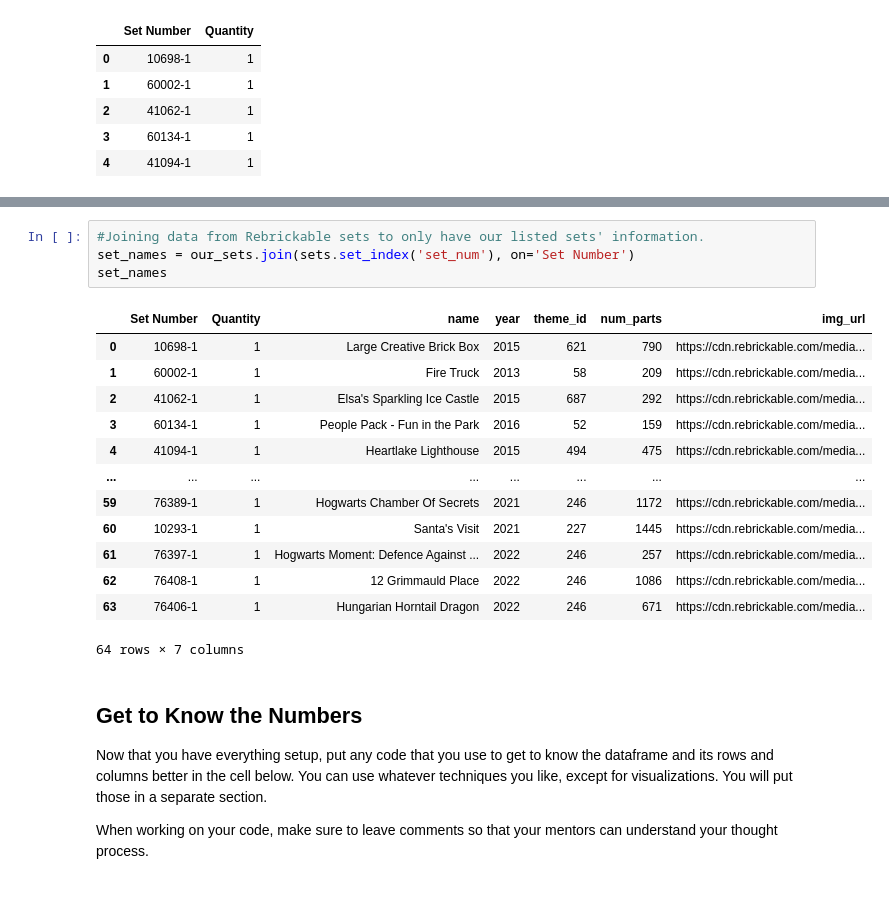
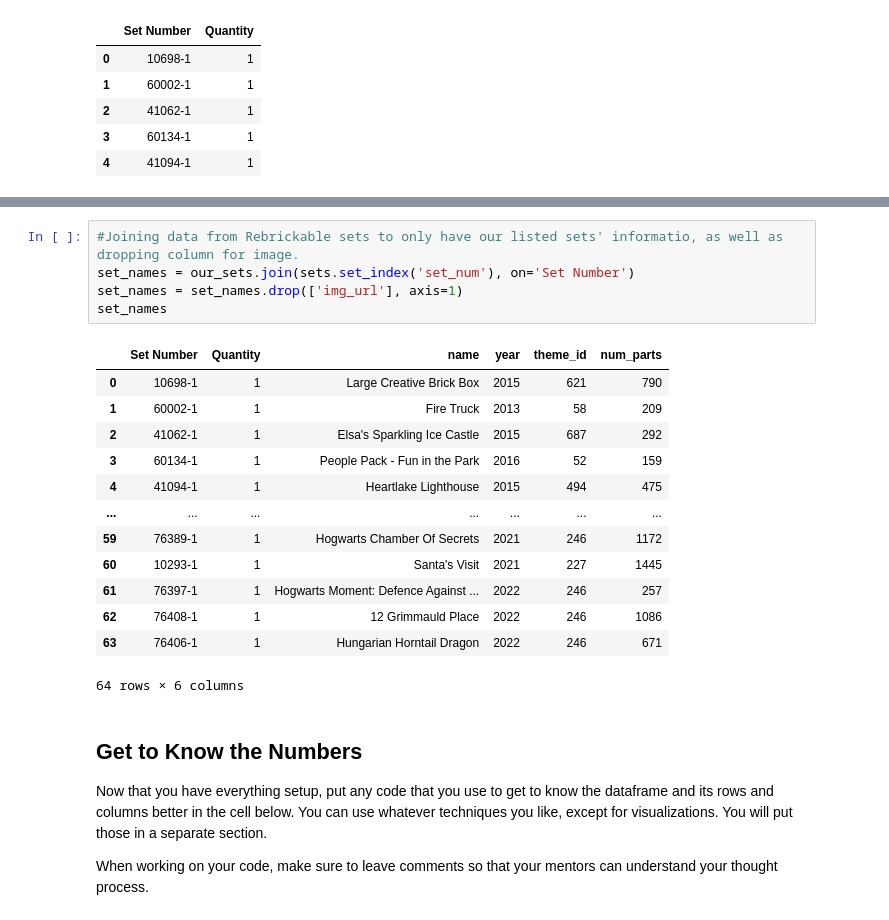
Before and after one commit to ARichards25/eda-checkpoint, a Jupyter notebook: checkpoint-two.ipynb, the cells around one changed output, grey strips where cells are left out. Cells and saved outputs as stored; diff of their text form.

Commit message:
Added information

```diff
--- a/checkpoint-two.ipynb
+++ b/checkpoint-two.ipynb
@@ -56,21 +83,22 @@ sets.describe()
 # %%
-#Joining data from Rebrickable sets to only have our listed sets' information.
+#Joining data from Rebrickable sets to only have our listed sets' informatio, as well as dropping column for image.
 set_names = our_sets.join(sets.set_index('set_num'), on='Set Number')
+set_names = set_names.drop(['img_url'], axis=1)
 set_names
 # %% [output]
-|  | Set Number | Quantity | name | year | theme_id | num_parts | img_url |
-| 0 | 10698-1 | 1 | Large Creative Brick Box | 2015 | 621 | 790 | https://cdn.rebrickable.com/media... |
-| 1 | 60002-1 | 1 | Fire Truck | 2013 | 58 | 209 | https://cdn.rebrickable.com/media... |
-| 2 | 41062-1 | 1 | Elsa's Sparkling Ice Castle | 2015 | 687 | 292 | https://cdn.rebrickable.com/media... |
-| 3 | 60134-1 | 1 | People Pack - Fun in the Park | 2016 | 52 | 159 | https://cdn.rebrickable.com/media... |
-| 4 | 41094-1 | 1 | Heartlake Lighthouse | 2015 | 494 | 475 | https://cdn.rebrickable.com/media... |
-| ... | ... | ... | ... | ... | ... | ... | ... |
-| 59 | 76389-1 | 1 | Hogwarts Chamber Of Secrets | 2021 | 246 | 1172 | https://cdn.rebrickable.com/media... |
-| 60 | 10293-1 | 1 | Santa's Visit | 2021 | 227 | 1445 | https://cdn.rebrickable.com/media... |
-| 61 | 76397-1 | 1 | Hogwarts Moment: Defence Against ... | 2022 | 246 | 257 | https://cdn.rebrickable.com/media... |
-| 62 | 76408-1 | 1 | 12 Grimmauld Place | 2022 | 246 | 1086 | https://cdn.rebrickable.com/media... |
-| 63 | 76406-1 | 1 | Hungarian Horntail Dragon | 2022 | 246 | 671 | https://cdn.rebrickable.com/media... |
+|  | Set Number | Quantity | name | year | theme_id | num_parts |
+| 0 | 10698-1 | 1 | Large Creative Brick Box | 2015 | 621 | 790 |
+| 1 | 60002-1 | 1 | Fire Truck | 2013 | 58 | 209 |
+| 2 | 41062-1 | 1 | Elsa's Sparkling Ice Castle | 2015 | 687 | 292 |
+| 3 | 60134-1 | 1 | People Pack - Fun in the Park | 2016 | 52 | 159 |
+| 4 | 41094-1 | 1 | Heartlake Lighthouse | 2015 | 494 | 475 |
+| ... | ... | ... | ... | ... | ... | ... |
+| 59 | 76389-1 | 1 | Hogwarts Chamber Of Secrets | 2021 | 246 | 1172 |
+| 60 | 10293-1 | 1 | Santa's Visit | 2021 | 227 | 1445 |
+| 61 | 76397-1 | 1 | Hogwarts Moment: Defence Against ... | 2022 | 246 | 257 |
+| 62 | 76408-1 | 1 | 12 Grimmauld Place | 2022 | 246 | 1086 |
+| 63 | 76406-1 | 1 | Hungarian Horntail Dragon | 2022 | 246 | 671 |
-64 rows × 7 columns
+64 rows × 6 columns
 # %% [markdown]
 ## Get to Know the Numbers
 
```
Also changed, not shown: parts of 18 cells of this notebook.
